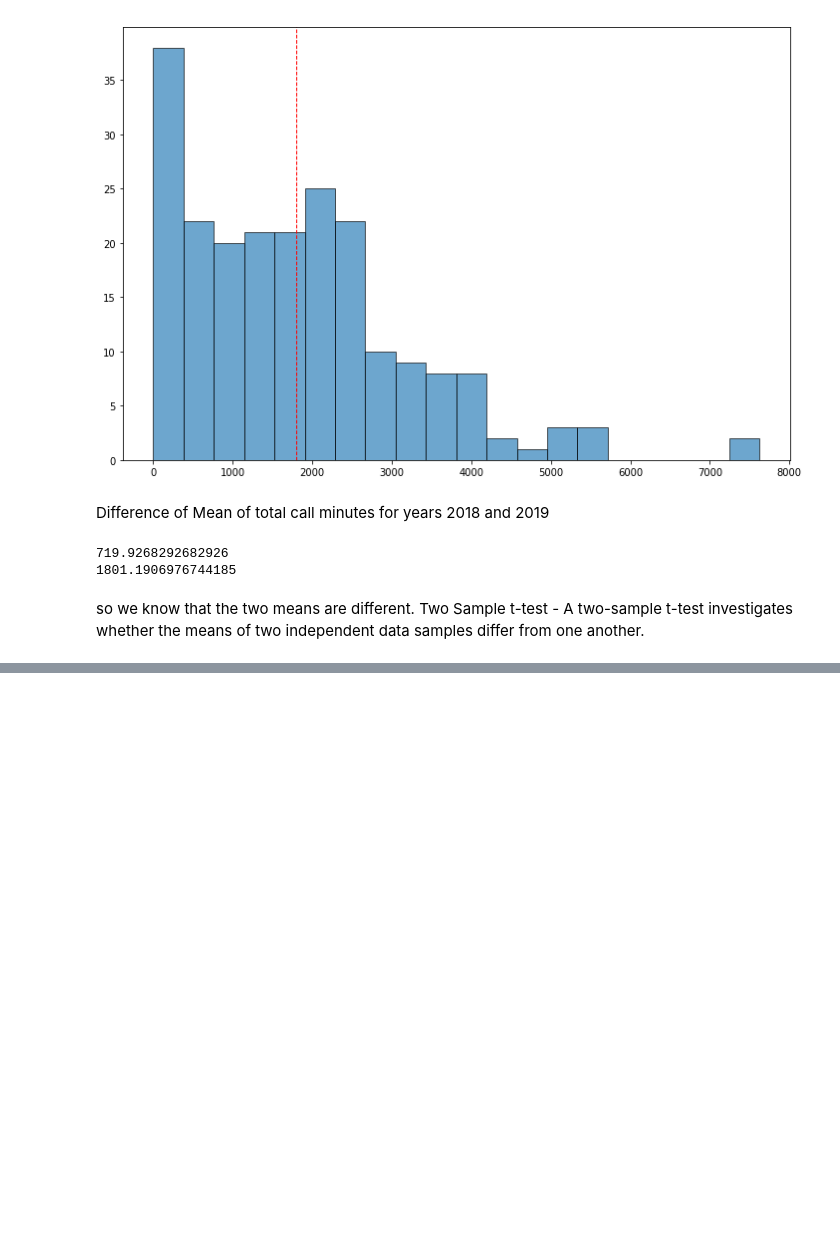
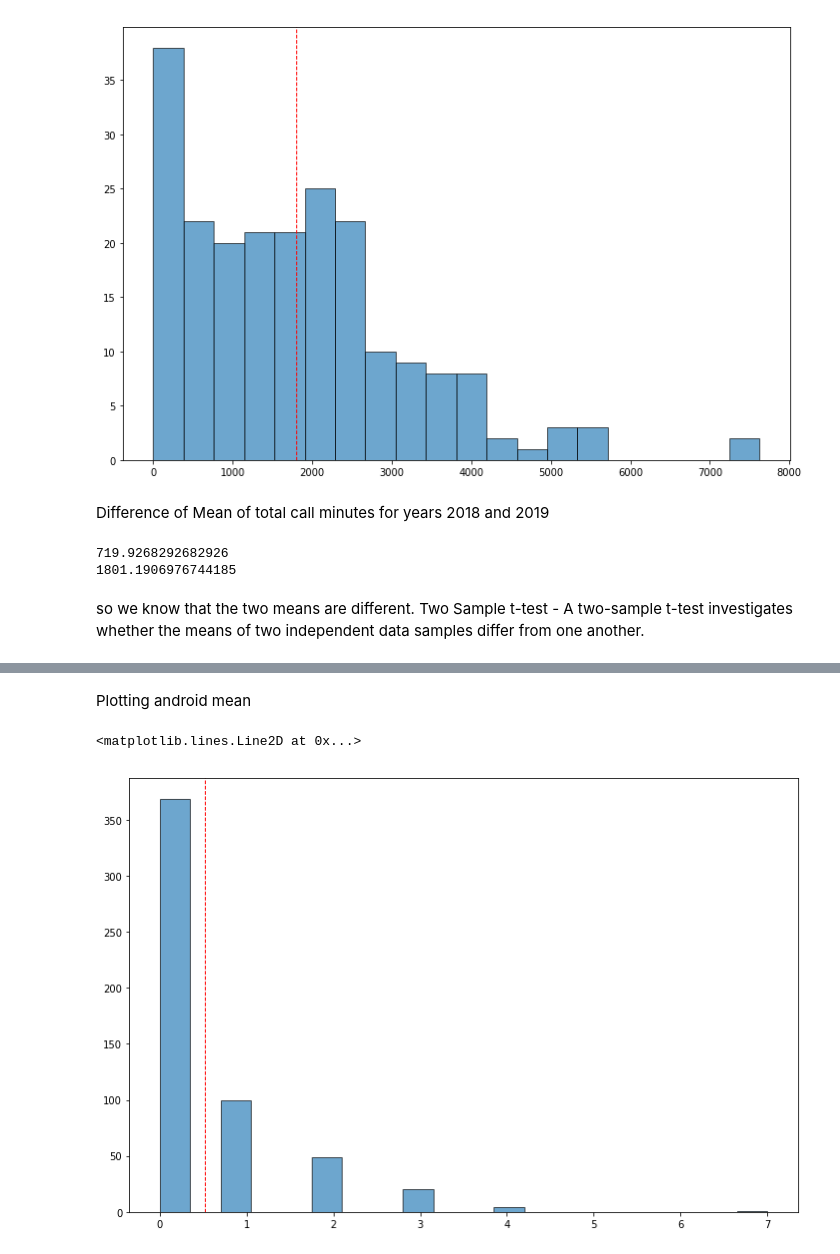
Before and after one commit to UNCG-CSE/G_Suite_Metrics, a Jupyter notebook: src/Anusha/Hypothesis testing_GoogleMeet_TotalCallMinutes.ipynb, the cells around one changed output, grey strips where cells are left out. Cells and saved outputs as stored; diff of their text form; code cells hidden in the pictures; blank space fills up the shorter version.

```diff
--- a/src/Anusha/Hypothesis testing_GoogleMeet_TotalCallMinutes.ipynb
+++ b/src/Anusha/Hypothesis testing_GoogleMeet_TotalCallMinutes.ipynb
@@ -58,0 +75,9 @@ Since the p-value is greater than the corresponding significance level of 5%(
+# %% [markdown]
+Plotting android mean
+# %%
+plt.figure(figsize=(12,8))
+plt.hist(Numberofmeetings_android, bins=20, edgecolor='k', alpha=0.65)
+plt.axvline(Numberofmeetings_android.mean(), color='r', linestyle='dashed', linewidth=1)
+# %% [output]
+<matplotlib.lines.Line2D at 0x...>
+[figure, added]
```
Also changed, not shown: parts of 13 cells of this notebook.
